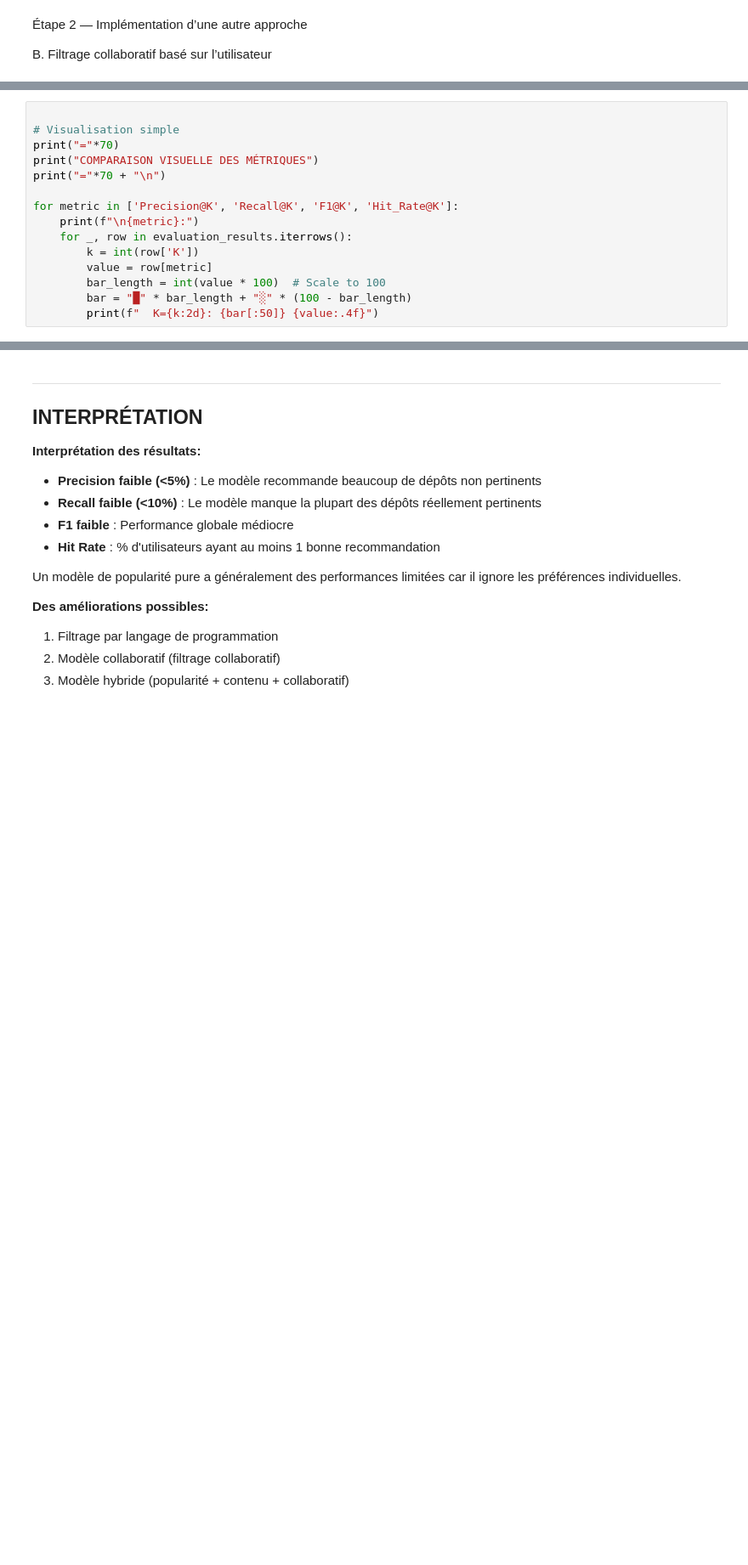
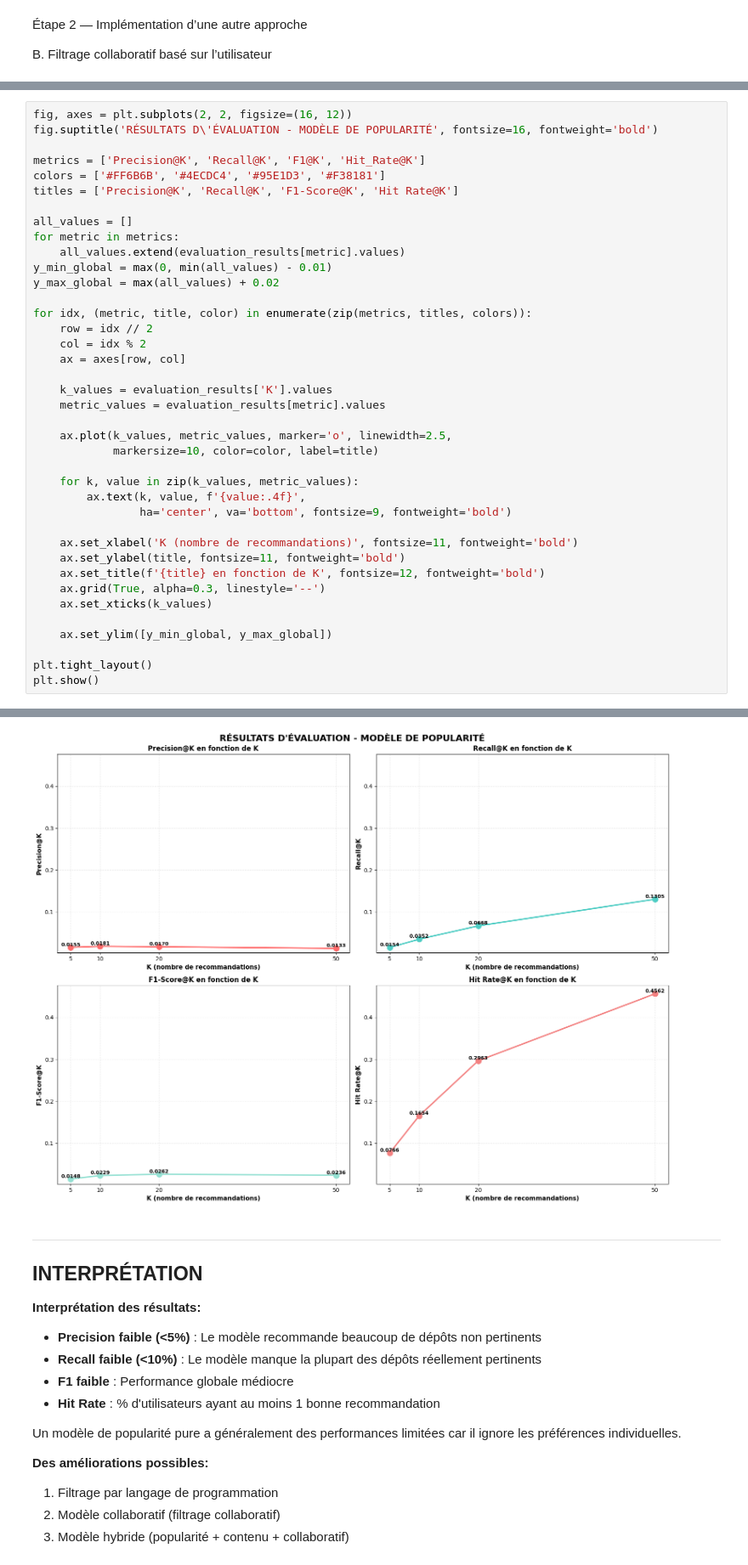
Before and after one commit to DrHurel/popularity-based-rs, a Jupyter notebook: TP-IA-GL Popularity-based RS.ipynb, the cells around one changed output, grey strips where cells are left out. Shown at 85% size. Drawn from its saved outputs; the diff is of its cells as text; blank space fills up the shorter version.

```diff
--- a/TP-IA-GL Popularity-based RS.ipynb
+++ b/TP-IA-GL Popularity-based RS.ipynb
@@ -577,16 +672,40 @@ Diversité des recommandations:
 # %%
+fig, axes = plt.subplots(2, 2, figsize=(16, 12))
+fig.suptitle('RÉSULTATS D\'ÉVALUATION - MODÈLE DE POPULARITÉ', fontsize=16, fontweight='bold')
 
-# Visualisation simple
-print("="*70)
-print("COMPARAISON VISUELLE DES MÉTRIQUES")
-print("="*70 + "\n")
+metrics = ['Precision@K', 'Recall@K', 'F1@K', 'Hit_Rate@K']
+colors = ['#FF6B6B', '#4ECDC4', '#95E1D3', '#F38181']
+titles = ['Precision@K', 'Recall@K', 'F1-Score@K', 'Hit Rate@K']
 
-for metric in ['Precision@K', 'Recall@K', 'F1@K', 'Hit_Rate@K']:
-    print(f"\n{metric}:")
-    for _, row in evaluation_results.iterrows():
-        k = int(row['K'])
-        value = row[metric]
-        bar_length = int(value * 100)  # Scale to 100
-        bar = "█" * bar_length + "░" * (100 - bar_length)
-        print(f"  K={k:2d}: {bar[:50]} {value:.4f}")
+all_values = []
+for metric in metrics:
+    all_values.extend(evaluation_results[metric].values)
+y_min_global = max(0, min(all_values) - 0.01)
+y_max_global = max(all_values) + 0.02
+
+for idx, (metric, title, color) in enumerate(zip(metrics, titles, colors)):
+    row = idx // 2
+    col = idx % 2
+    ax = axes[row, col]
+
+    k_values = evaluation_results['K'].values
+    metric_values = evaluation_results[metric].values
+
+    ax.plot(k_values, metric_values, marker='o', linewidth=2.5,
+            markersize=10, color=color, label=title)
+
+    for k, value in zip(k_values, metric_values):
+        ax.text(k, value, f'{value:.4f}',
+                ha='center', va='bottom', fontsize=9, fontweight='bold')
+
+    ax.set_xlabel('K (nombre de recommandations)', fontsize=11, fontweight='bold')
+    ax.set_ylabel(title, fontsize=11, fontweight='bold')
+    ax.set_title(f'{title} en fonction de K', fontsize=12, fontweight='bold')
+    ax.grid(True, alpha=0.3, linestyle='--')
+    ax.set_xticks(k_values)
+
+    ax.set_ylim([y_min_global, y_max_global])
+
+plt.tight_layout()
+plt.show()
 # %% [output]
@@ -610,3 +712,4 @@ Recall@K:
+[figure, added]
 # %% [markdown]
 ---
 
```
Also changed, not shown: parts of 14 cells of this notebook, 1 other file.
